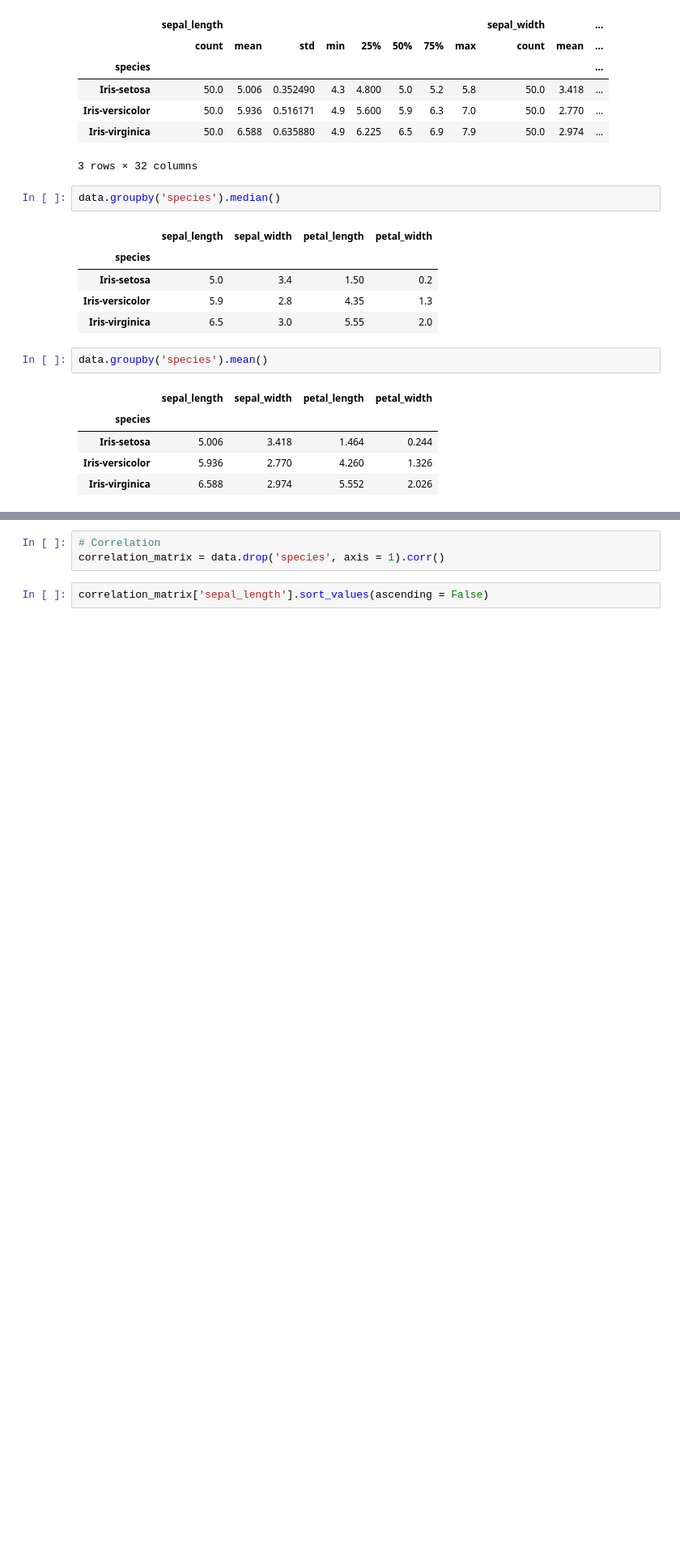
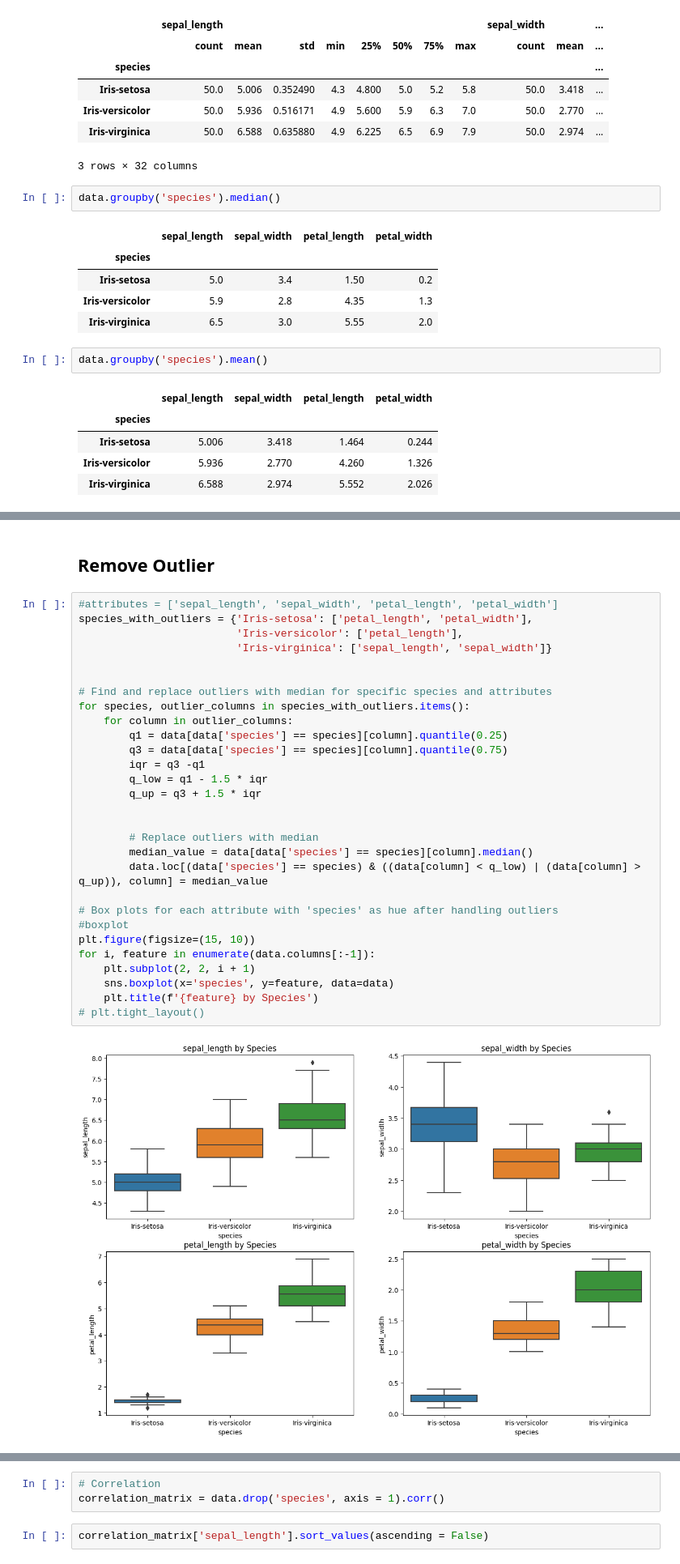
Before and after one commit to sayan14banerjee/iris_flower_classification, a Jupyter notebook: iris_flower_classification.ipynb, the cells around one changed output, grey strips where cells are left out. Shown at 81% size. Saved outputs shown, nothing was run; the diff lists cells and outputs as text; blank space fills up the shorter version.

```diff
--- a/iris_flower_classification.ipynb
+++ b/iris_flower_classification.ipynb
@@ -171,3 +168,36 @@ plt.tight_layout()
+# %% [markdown]
+## Remove Outlier
+# %%
+#attributes = ['sepal_length', 'sepal_width', 'petal_length', 'petal_width']
+species_with_outliers = {'Iris-setosa': ['petal_length', 'petal_width'],
+                         'Iris-versicolor': ['petal_length'],
+                         'Iris-virginica': ['sepal_length', 'sepal_width']}
+
+
+# Find and replace outliers with median for specific species and attributes
+for species, outlier_columns in species_with_outliers.items():
+    for column in outlier_columns:
+        q1 = data[data['species'] == species][column].quantile(0.25)
+        q3 = data[data['species'] == species][column].quantile(0.75)
+        iqr = q3 -q1
+        q_low = q1 - 1.5 * iqr
+        q_up = q3 + 1.5 * iqr
+
+
+        # Replace outliers with median
+        median_value = data[data['species'] == species][column].median()
+        data.loc[(data['species'] == species) & ((data[column] < q_low) | (data[column] > q_up)), column] = median_value
+
+# Box plots for each attribute with 'species' as hue after handling outliers
+#boxplot
+plt.figure(figsize=(15, 10))
+for i, feature in enumerate(data.columns[:-1]):
+    plt.subplot(2, 2, i + 1)
+    sns.boxplot(x='species', y=feature, data=data)
+    plt.title(f'{feature} by Species')
+# plt.tight_layout()
+# %% [output]
+[figure, added]
 # %%
 #pairplot
 sns.pairplot(data, vars=['sepal_length', 'sepal_width' ,'petal_length', 'petal_width'], hue='species', palette='viridis')
```
Also changed, not shown: parts of 8 cells of this notebook, 1 other file.
